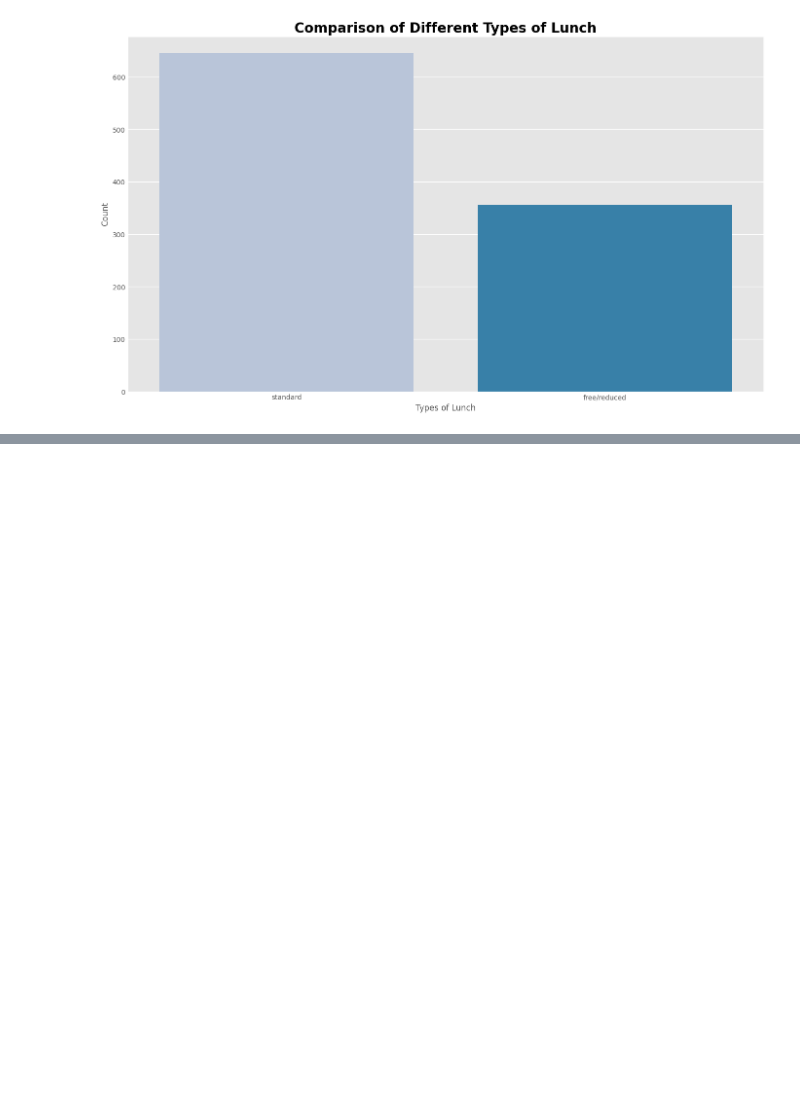
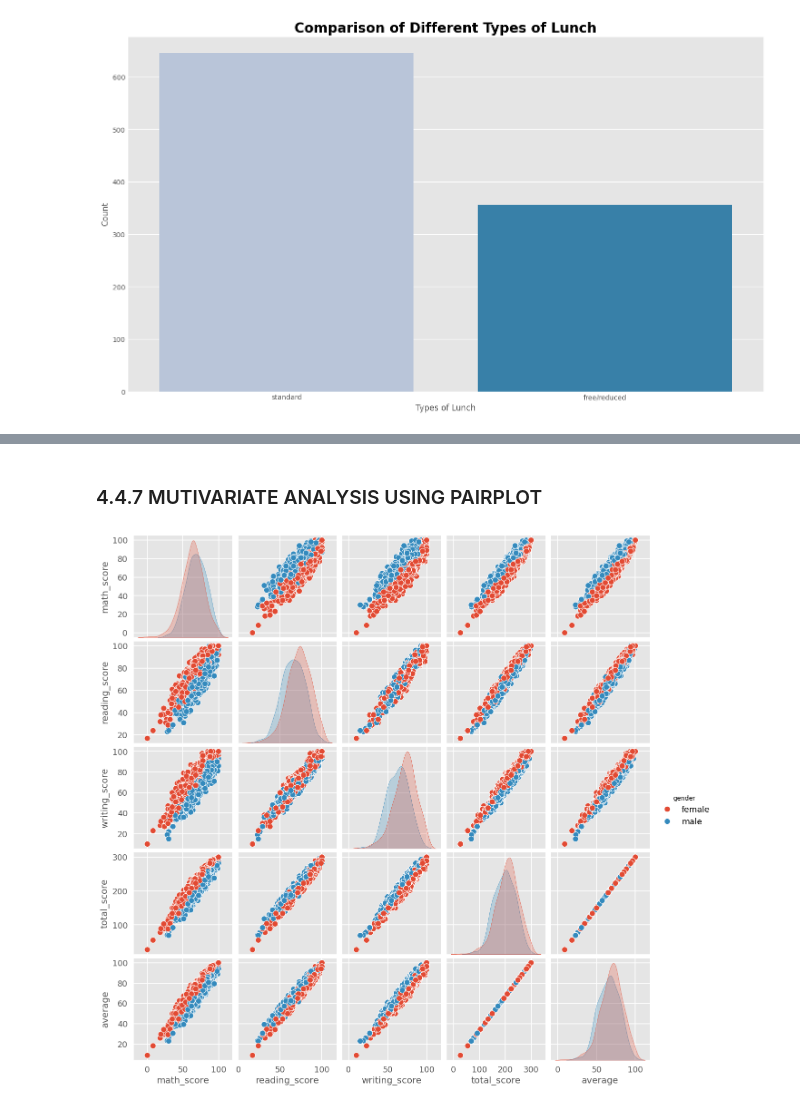
Before and after one commit to Georginh0/ML_Project, a Jupyter notebook: notebooks/EDA Student Performance.ipynb, the cells around one changed output, grey strips where cells are left out. Cells and saved outputs as stored; diff of their text form; code cells hidden in the pictures; blank space fills up the shorter version.

```diff
--- a/notebooks/EDA Student Performance.ipynb
+++ b/notebooks/EDA Student Performance.ipynb
@@ -668,0 +773,7 @@ plt.show()
+# %% [markdown]
+### 4.4.7 MUTIVARIATE ANALYSIS USING PAIRPLOT
+# %%
+sns.pairplot(df,hue = 'gender')
+plt.show()
+# %% [output]
+[figure, added]
```
Also changed, not shown: parts of 12 cells of this notebook.
